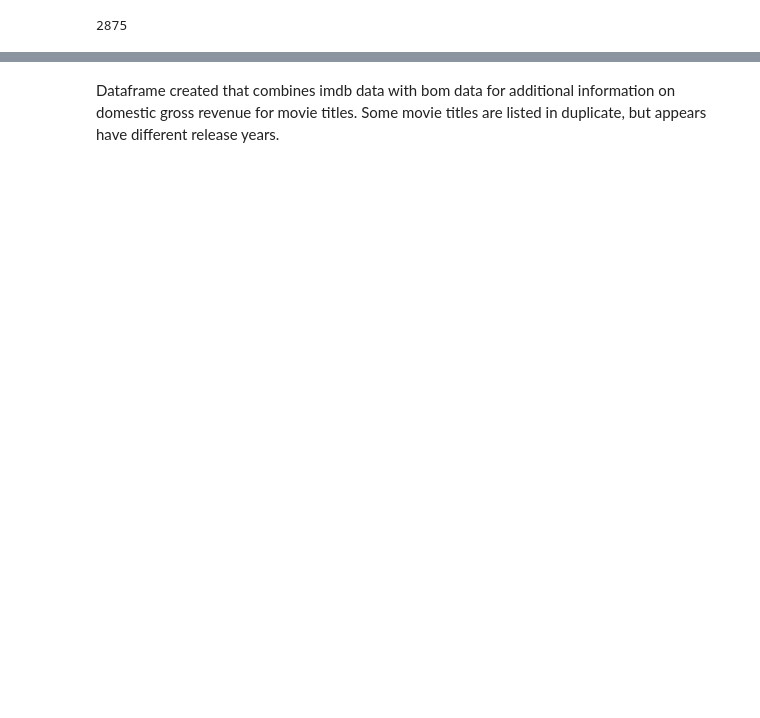
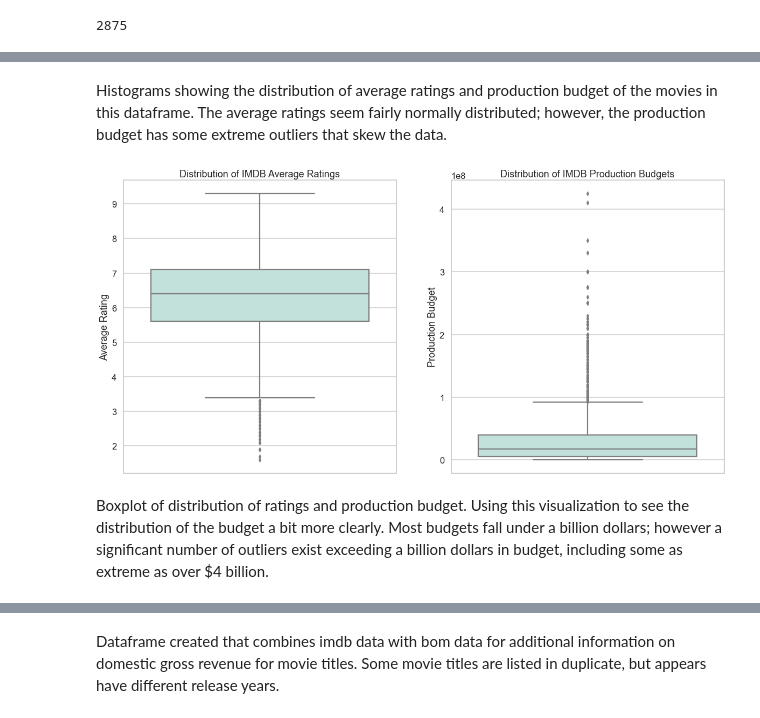
Before and after one commit to JenniferLavoie/DSFirstProject, a Jupyter notebook: student.ipynb, the cells around one changed output, grey strips where cells are left out. Saved outputs shown, nothing was run; the diff lists cells and outputs as text; code cells hidden in the pictures; blank space fills up the shorter version.

```diff
--- a/student.ipynb
+++ b/student.ipynb
@@ -499,0 +594,18 @@ Information concerning budget is available for 2875 of the imdb movies (note: th
+# %% [markdown]
+Histograms showing the distribution of average ratings and production budget of the movies in this dataframe.  The average ratings seem fairly normally distributed; however, the production budget has some extreme outliers that skew the data.
+# %%
+f, ax = plt.subplots(1, 2, figsize=(20,10))
+
+sns.boxplot(y = 'averagerating', data = imdb_tn_merge,  color='#bde6de',
+            ax=ax[0]).set_title('Distribution of IMDB Average Ratings')
+ax[0].set(ylabel = 'Average Rating')
+
+sns.boxplot(y = 'production_budget', data = imdb_tn_merge,  color='#bde6de',
+            ax=ax[1]).set_title('Distribution of IMDB Production Budgets')
+ax[1].set(ylabel = 'Production Budget')
+
+plt.show()
+# %% [output]
+[figure, added]
+# %% [markdown]
+Boxplot of distribution of ratings and production budget. Using this visualization to see the distribution of the budget a bit more clearly.  Most budgets fall under a billion dollars; however a significant number of outliers exist exceeding a billion dollars in budget, including some as extreme as over $4 billion.
```
Also changed, not shown: parts of 51 cells of this notebook.
